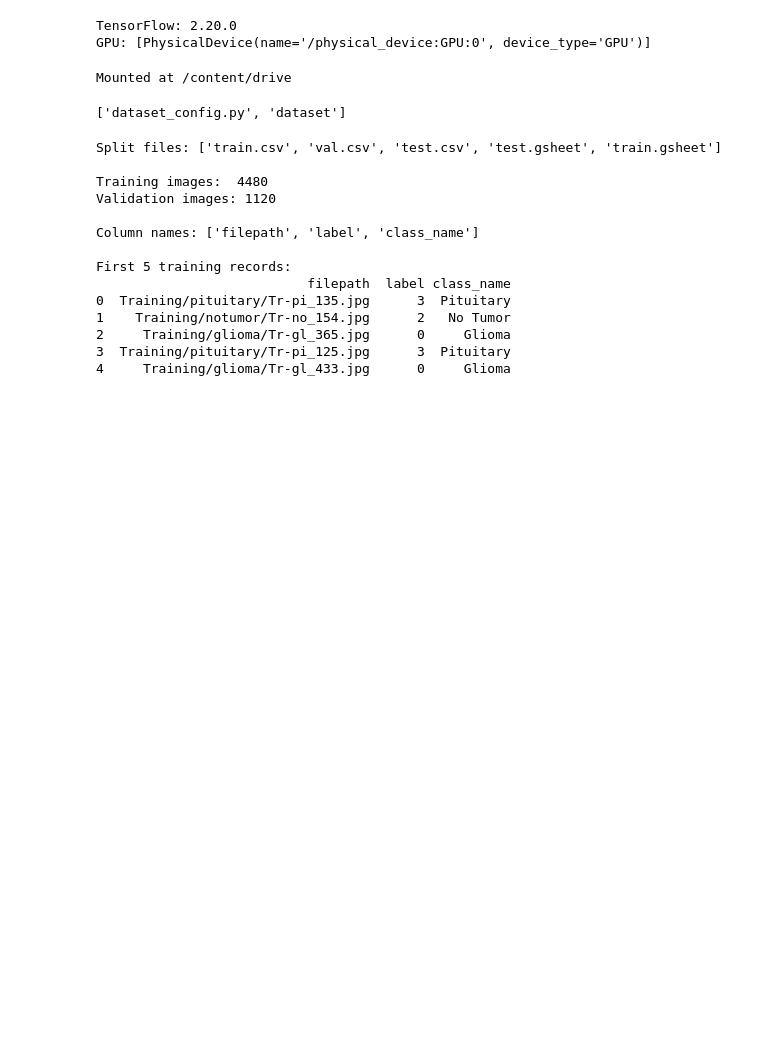
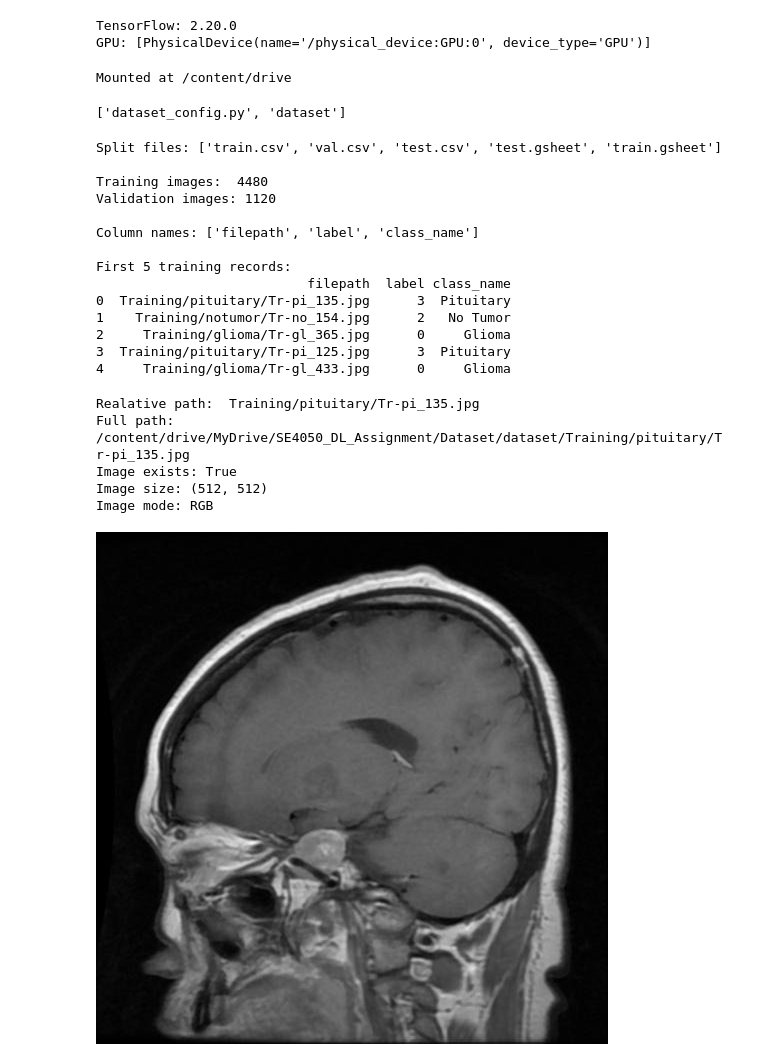
Before and after one commit to SavindiPanditha/SE4050-Brain-Tumor-Classification, a Jupyter notebook: 02_MobileNetV2.ipynb, the cells around one changed output. Cells and saved outputs as stored; diff of their text form; code cells hidden in the pictures; blank space fills up the shorter version.

```diff
--- a/02_MobileNetV2.ipynb
+++ b/02_MobileNetV2.ipynb
@@ -59,3 +59,35 @@ First 5 training records:
 2     Training/glioma/Tr-gl_365.jpg      0     Glioma
 3  Training/pituitary/Tr-pi_125.jpg      3  Pituitary
 4     Training/glioma/Tr-gl_433.jpg      0     Glioma
+# %%
+import os
+from PIL import Image
+
+#main dataset
+dataset_path = os.path.join(project_path, "dataset")
+
+#get 1st image path - train.csv
+relative_path = train_df.iloc[0]["filepath"]
+
+image_path = os.path.join(dataset_path, relative_path)
+
+print("Realative path: ", relative_path)
+print("Full path: ", image_path)
+
+#check the existense of image
+print("Image exists:", os.path.isfile(image_path))
+
+if os.path.isfile(image_path):
+  with Image.open(image_path) as img:
+    print("Image size:", img.size)
+    print("Image mode:", img.mode)
+    display(img.copy())
+else:
+  print("ERROR: Image not found! Chek the Dataset Path.")
+# %% [output]
+Realative path:  Training/pituitary/Tr-pi_135.jpg
+Full path:  /content/drive/MyDrive/SE4050_DL_Assignment/Dataset/dataset/Training/pituitary/Tr-pi_135.jpg
+Image exists: True
+Image size: (512, 512)
+Image mode: RGB
+[figure, added]
```
